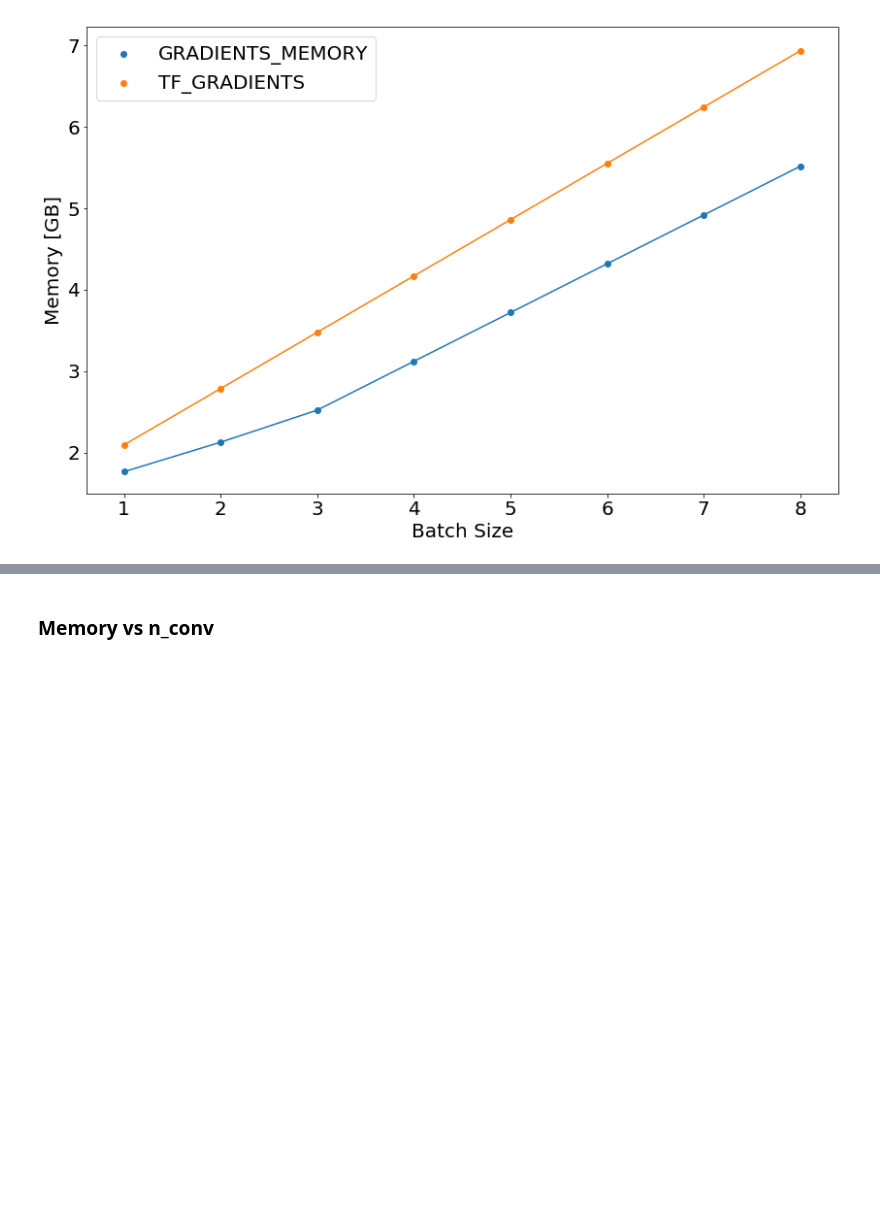
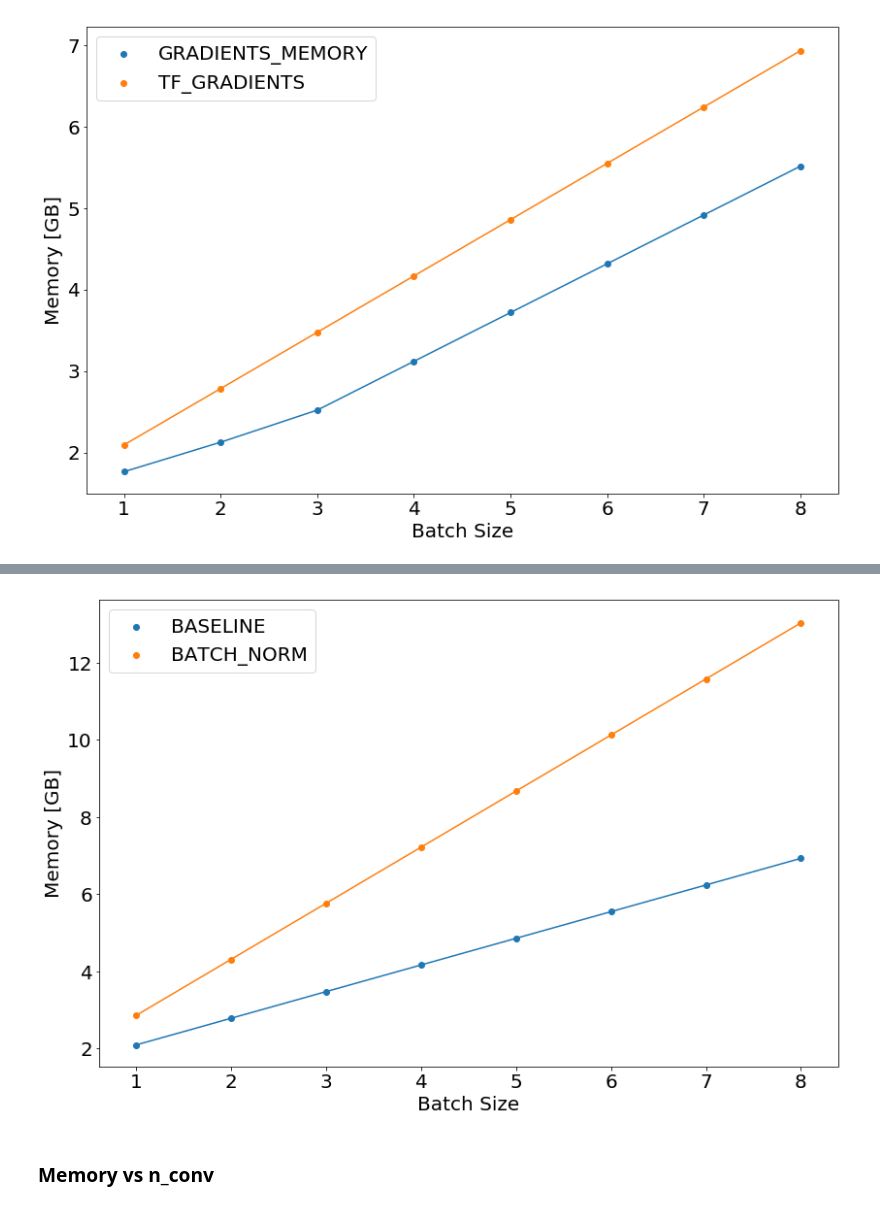
Before and after one commit to gchlebus/gchlebus.github.io, a Jupyter notebook: code/profiling-tf-models/profiling-tf-models.ipynb, the cells around one changed output, grey strips where cells are left out. Drawn from its saved outputs; the diff is of its cells as text; code cells hidden in the pictures; blank space fills up the shorter version.

Commit message:
Add plot bn vs nobn.

```diff
--- a/code/profiling-tf-models/profiling-tf-models.ipynb
+++ b/code/profiling-tf-models/profiling-tf-models.ipynb
@@ -65,3 +65,12 @@ plt.tight_layout()
 plt.savefig('../../assets/profiling-tf-models/memory_batchsize.png')
 # %% [output]
 [figure]
+# %%
+x = range(1,9)
+results = {'BASELINE': [], 'BATCH_NORM': [] }
+for batch_size in tqdm(x):
+    results['BASELINE'].append(
+        total_memory_GB(peak_memory(UNet(), batch_size=batch_size)))
+    results['BATCH_NORM'].append(
+        total_memory_GB(peak_memory(UNet(batch_norm=True), batch_size=batch_size)))
+pprint.pprint(results)
@@ -68,3 +94,9 @@ plt.savefig('../../assets/profiling-tf-models/memory_batchsize.png')
+# %%
+plot(results, 'Batch Size', xticks=x)
+plt.tight_layout()
+plt.savefig('../../assets/profiling-tf-models/bn_nobn.png')
+# %% [output]
+[figure, added]
 # %% [markdown]
 ### Memory vs n_conv
 # %%
```
Also changed, not shown: parts of 1 cell of this notebook, 2 other files.
